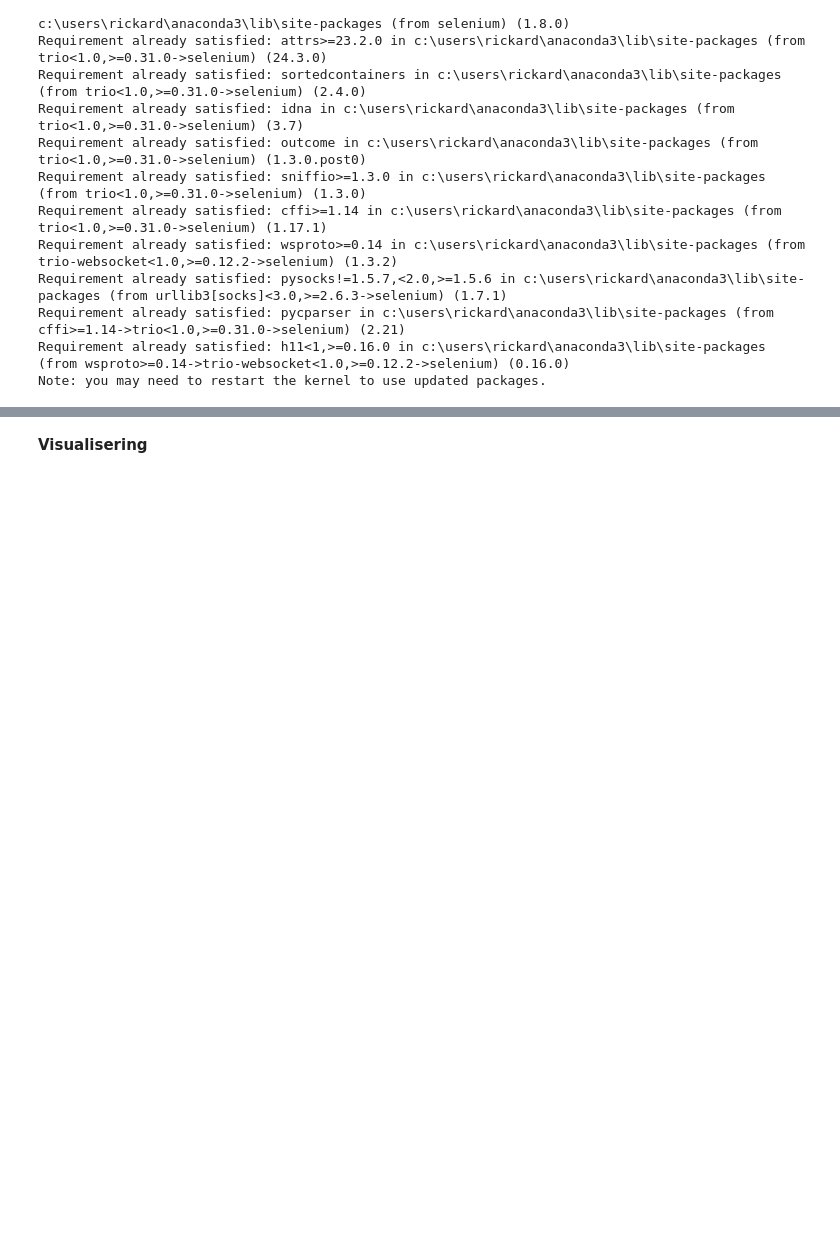
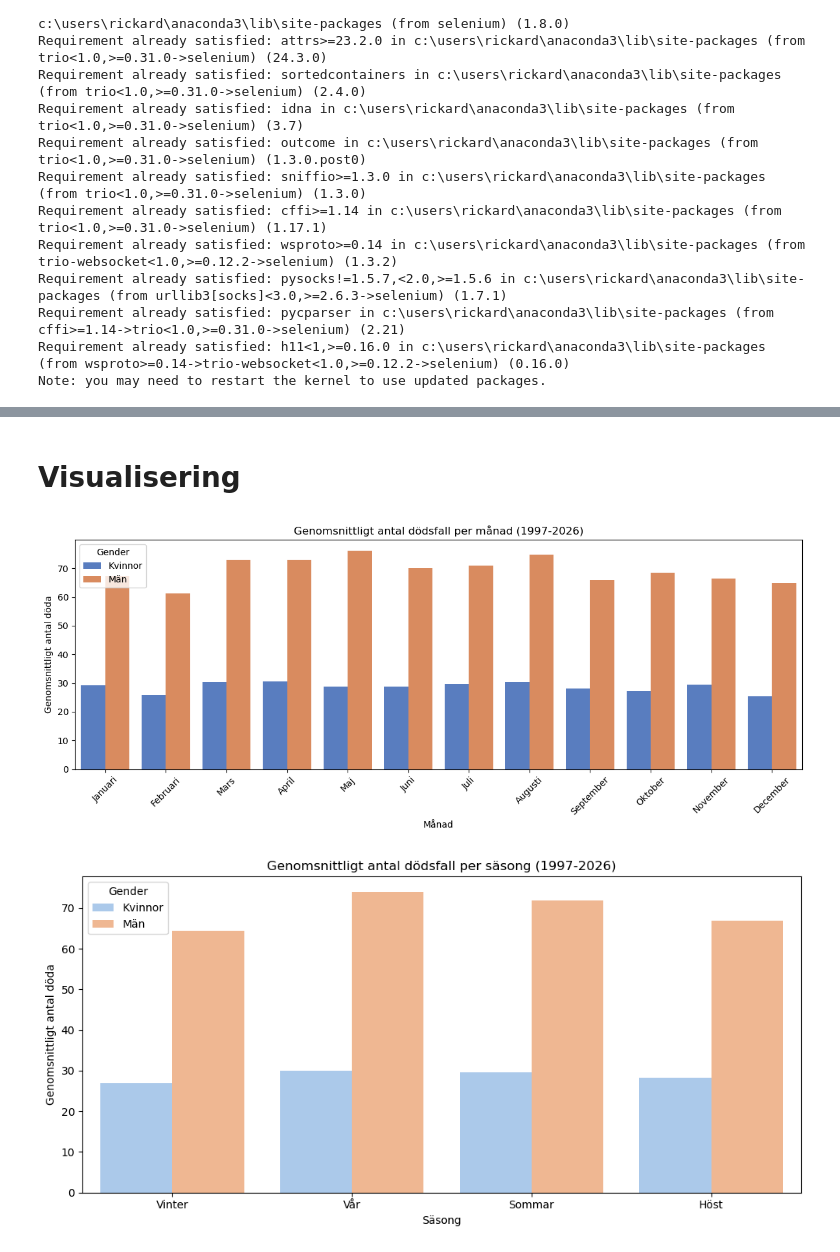
Before and after one commit to RickardAnd/projekt-grupp6, a Jupyter notebook: projekt_grupp6.ipynb, the cells around one changed output, grey strips where cells are left out. Drawn from its saved outputs; the diff is of its cells as text; code cells hidden in the pictures; blank space fills up the shorter version.

```diff
--- a/projekt_grupp6.ipynb
+++ b/projekt_grupp6.ipynb
@@ -210,2 +456,39 @@ FileNotFoundError: [Errno 2] No such file or directory: 'Statistikdatabasen_2026
 # %% [markdown]
-**Visualisering**
+# Visualisering
+# %%
+import pandas as pd
+import matplotlib.pyplot as plt
+import seaborn as sns
+
+# Läs in den städade filen som vi rensat
+df = pd.read_csv("Socialstyrelsen_Cleaned_Long.csv", sep=";")
+
+# Filtrera bort "Båda könen" så vi kan jämföra Män och Kvinnor direkt
+df_kön = df[df['Gender'] != 'Båda könen'].dropna()
+
+# Sortera månaderna korrekt chronologiskt
+manad_ordning = ["Januari", "Februari", "Mars", "April", "Maj", "Juni",
+                 "Juli", "Augusti", "September", "Oktober", "November", "December"]
+sasong_ordning = ["Vinter", "Vår", "Sommar", "Höst"]
+
+# --- VISUALISERING 1: Per Månad ---
+plt.figure(figsize=(12, 5))
+sns.barplot(data=df_kön, x='Månad', y='Antal_Döda', hue='Gender', order=manad_ordning, errorbar=None, palette="muted")
+plt.title("Genomsnittligt antal dödsfall per månad (1997-2026)")
+plt.ylabel("Genomsnittligt antal döda")
+plt.xticks(rotation=45)
+plt.tight_layout()
+plt.savefig("suicide_per_month.png")
+plt.show()
+
+# --- VISUALISERING 2: Per Säsong ---
+plt.figure(figsize=(10, 5))
+sns.barplot(data=df_kön, x='Säsong', y='Antal_Döda', hue='Gender', order=sasong_ordning, errorbar=None, palette="pastel")
+plt.title("Genomsnittligt antal dödsfall per säsong (1997-2026)")
+plt.ylabel("Genomsnittligt antal döda")
+plt.tight_layout()
+plt.savefig("suicide_per_season.png")
+plt.show()
+# %% [output]
+[figure, added]
+[figure, added]
```
Also changed, not shown: parts of 15 cells of this notebook.
